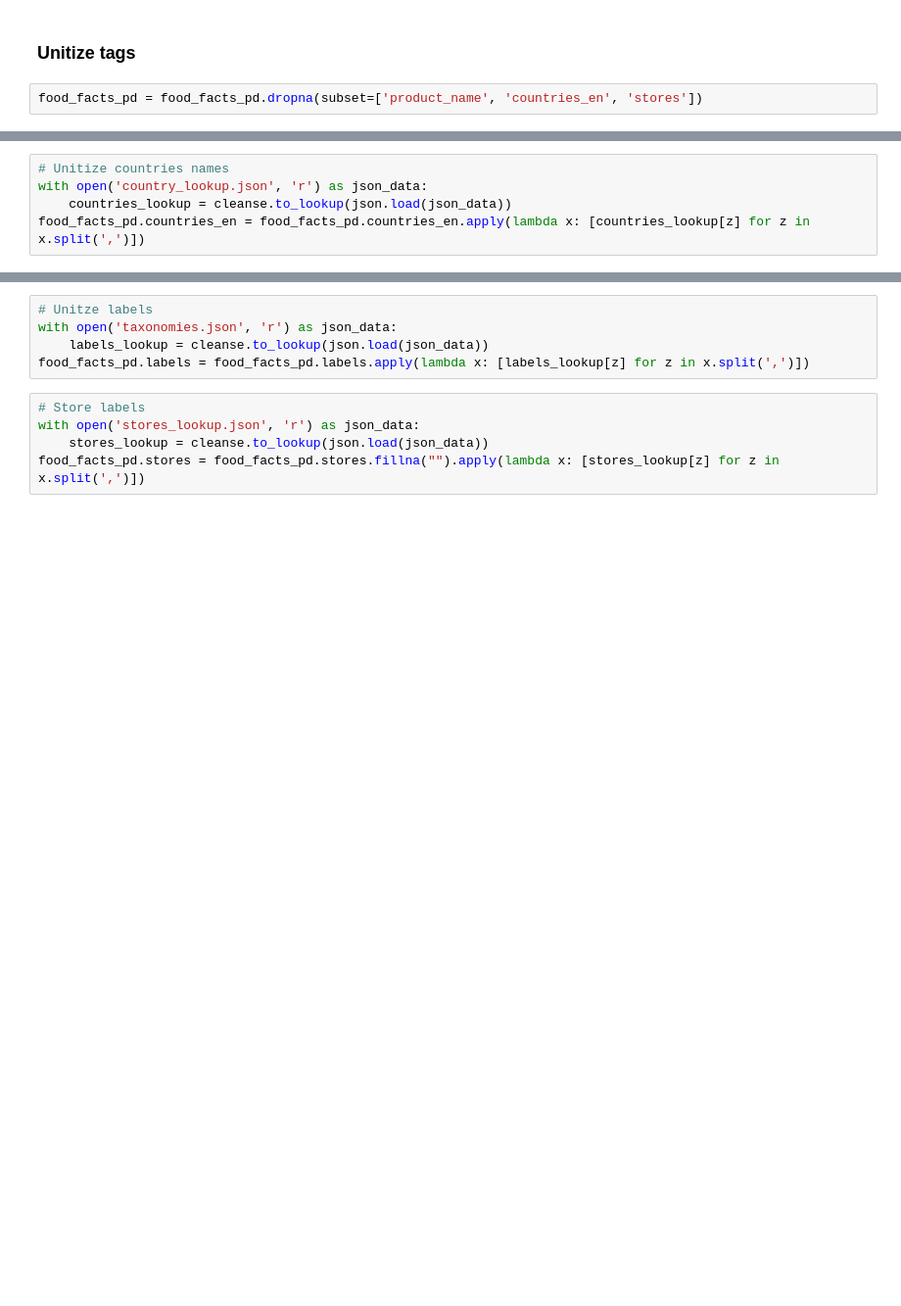
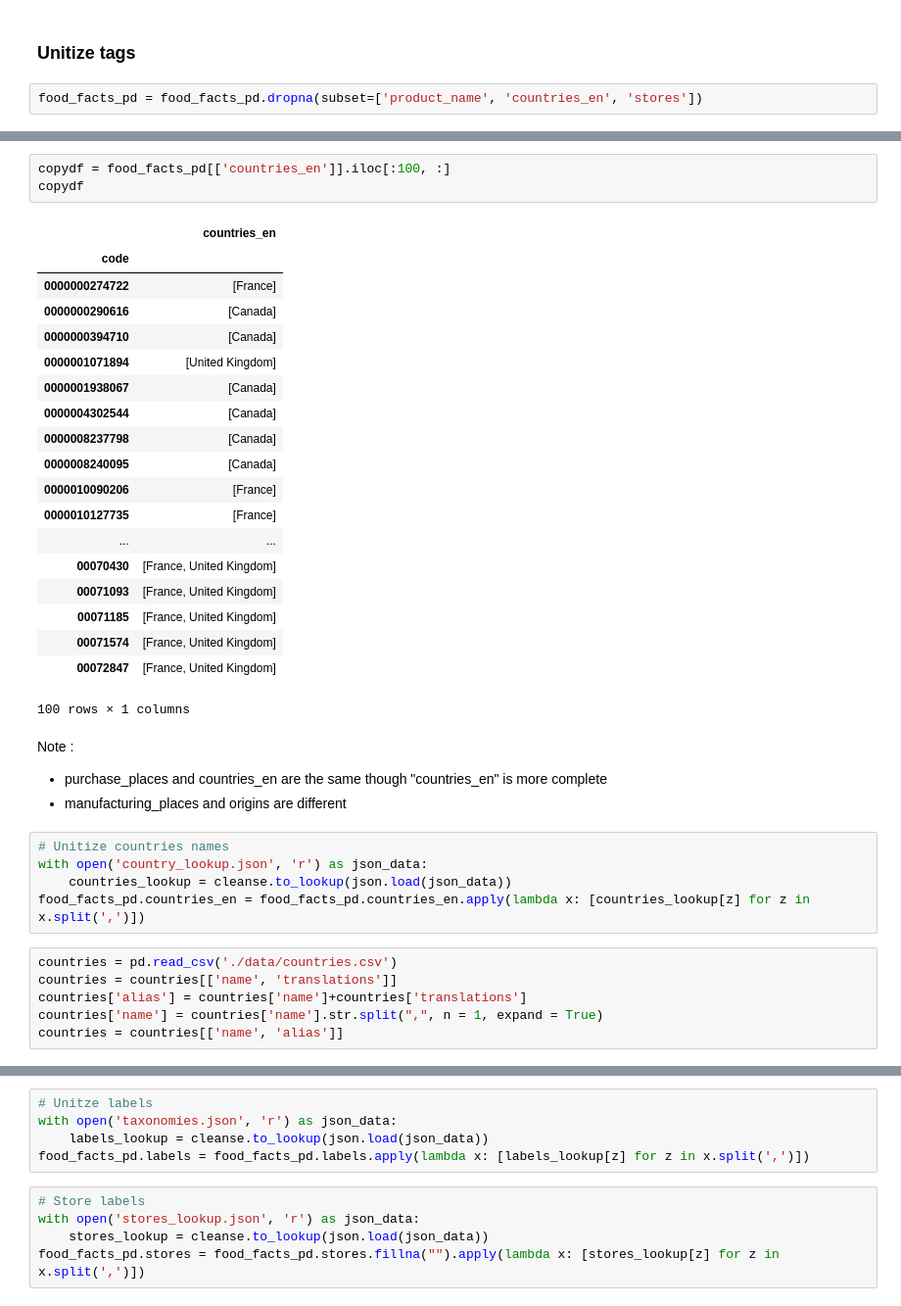
Before and after one commit to RedHotDataProject/Project_ADA, a Jupyter notebook: Open Food Facts - Explore data.ipynb, the cells around one changed output, grey strips where cells are left out. Shown at 98% size. Saved outputs shown, nothing was run; the diff lists cells and outputs as text; blank space fills up the shorter version.

Commit message:
work on country name

```diff
--- a/Open Food Facts - Explore data.ipynb
+++ b/Open Food Facts - Explore data.ipynb
@@ -93,5 +115,38 @@ food_facts_pd
+# %%
+copydf = food_facts_pd[['countries_en']].iloc[:100, :]
+copydf
+# %% [output]
+|  | countries_en |
+| code |  |
+| 0000000274722 | [France] |
+| 0000000290616 | [Canada] |
+| 0000000394710 | [Canada] |
+| 0000001071894 | [United Kingdom] |
+| 0000001938067 | [Canada] |
+| 0000004302544 | [Canada] |
+| 0000008237798 | [Canada] |
+| 0000008240095 | [Canada] |
+| 0000010090206 | [France] |
+| 0000010127735 | [France] |
+| ... | ... |
+| 00070430 | [France, United Kingdom] |
+| 00071093 | [France, United Kingdom] |
+| 00071185 | [France, United Kingdom] |
+| 00071574 | [France, United Kingdom] |
+| 00072847 | [France, United Kingdom] |
+100 rows × 1 columns
+# %% [markdown]
+Note :
+- purchase_places and countries_en are the same though "countries_en" is more complete
+-  manufacturing_places and origins are different
 # %%
 # Unitize countries names
 with open('country_lookup.json', 'r') as json_data:
     countries_lookup = cleanse.to_lookup(json.load(json_data))
 food_facts_pd.countries_en = food_facts_pd.countries_en.apply(lambda x: [countries_lookup[z] for z in x.split(',')])
+# %%
+countries = pd.read_csv('./data/countries.csv')
+countries = countries[['name', 'translations']]
+countries['alias'] = countries['name']+countries['translations']
+countries['name'] = countries['name'].str.split(",", n = 1, expand = True)
+countries = countries[['name', 'alias']]
```
Also changed, not shown: parts of 6 cells of this notebook, 4 other files.
